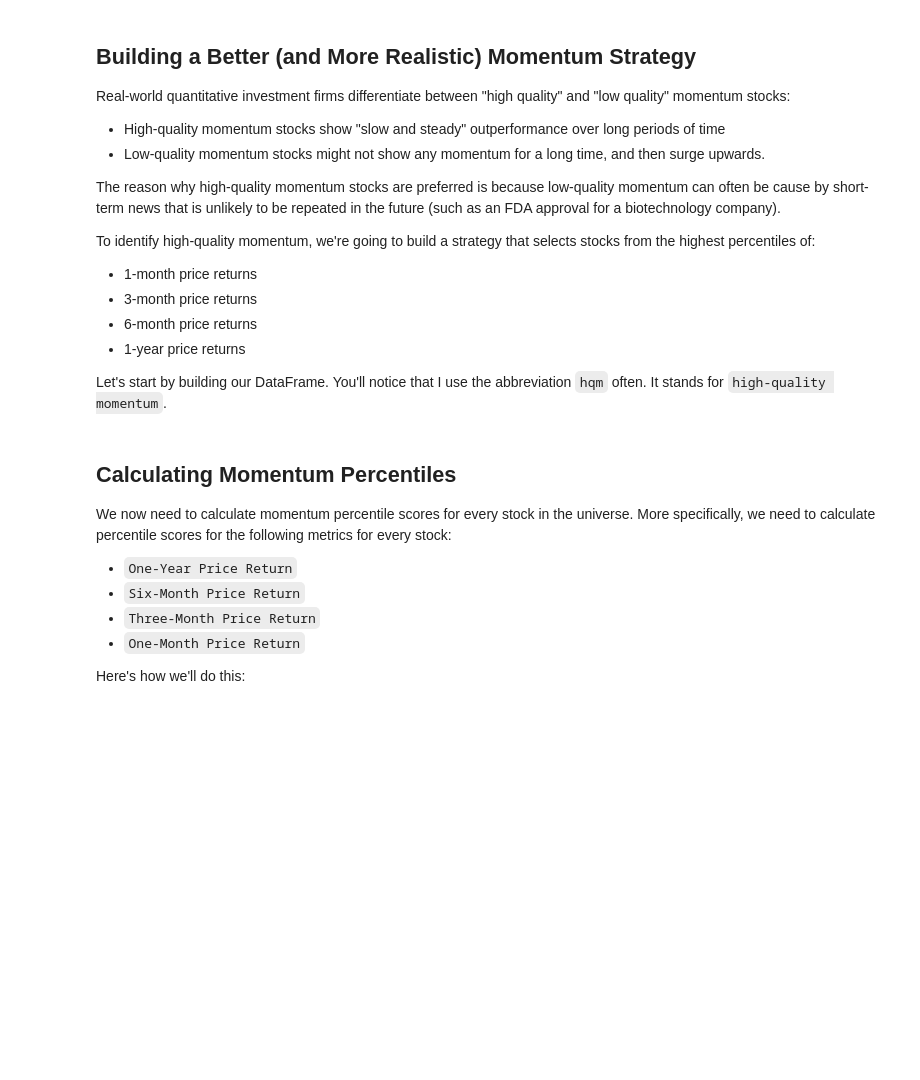
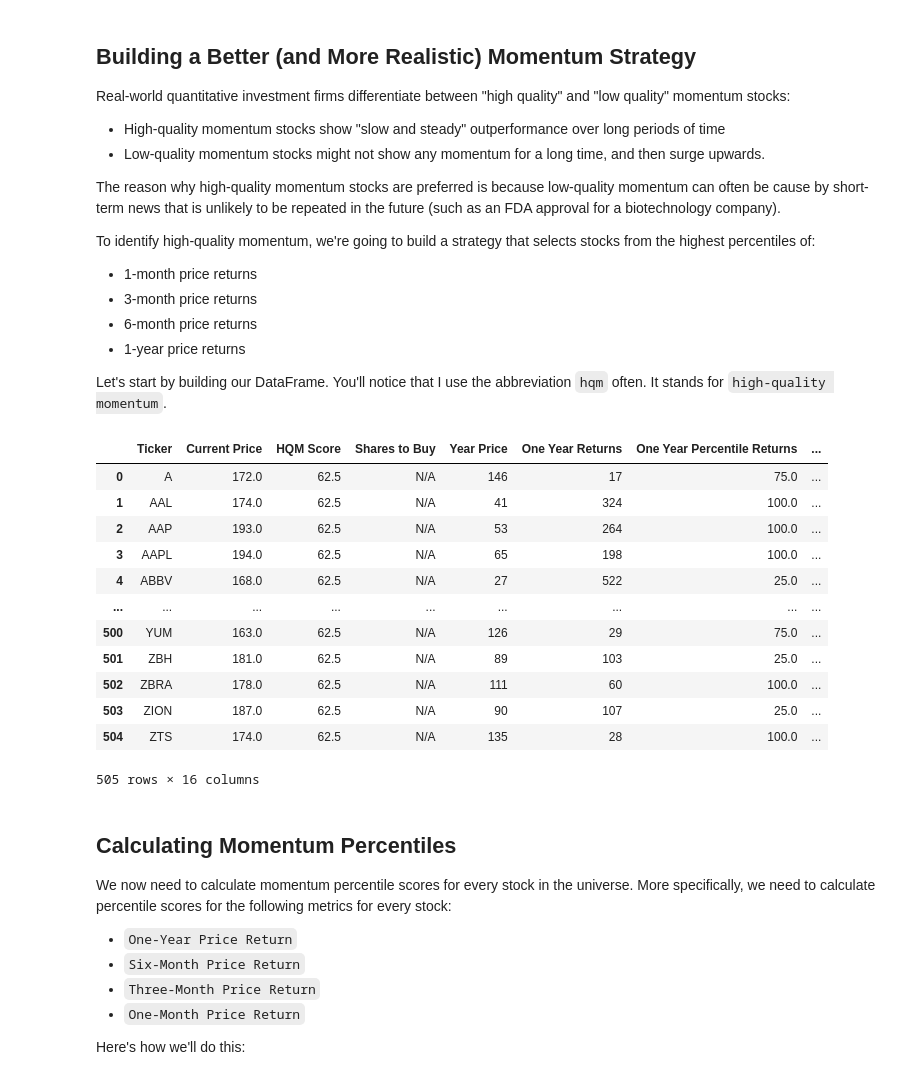
Before and after one commit to NoahH273/algorithmic-trading-python, a Jupyter notebook: starter_files/002_quantitative_momentum_strategy.ipynb, the cells around one changed output. Cells and saved outputs as stored; diff of their text form; code cells hidden in the pictures; blank space fills up the shorter version.

```diff
--- a/starter_files/002_quantitative_momentum_strategy.ipynb
+++ b/starter_files/002_quantitative_momentum_strategy.ipynb
@@ -53,3 +74,22 @@ for i in range(0, len(symbol_groups)):
 my_columns = ['Ticker', 'Price', 'One-Year Price Return', 'Number of Shares to Buy']
 # %% [markdown]
 Now we need to create a blank DataFrame and add our data to the data frame one-by-one.
+# %%
+all_data = []
+columns_index = ['Ticker', 'Current Price', 'Historical Price', 'Annual Percentage Change', 'Shares to Buy']
+generator = np.random.default_rng()
+for stock in stocks['Ticker']:
+    # print(stock)
+    historical_price = float(generator.integers(50, 500))
+    current_price = historical_price + float(generator.integers(-0.2 * historical_price, 0.25 * historical_price))
+    # print(f'current_price: {current_price}')
+    # print(f'historical_price: {historical_price}')
+    percent_change = int(np.floor((((current_price/historical_price) - 1) * 100)))
+    stock_data = [stock, current_price, historical_price, percent_change, 'N/A']
+    series = pd.Series(data = stock_data, index = columns_index)
+    # print(f'Series: {series.values}')
+    all_data.append(series)
+# print(f'all_data: {all_data}')
+# print(all_data)
+final_df = pd.DataFrame(data = all_data, columns = columns_index)
+final_df
@@ -83,6 +198,65 @@ To identify high-quality momentum, we're going to build a strategy that selects
 * 1-year price returns
 
 Let's start by building our DataFrame. You'll notice that I use the abbreviation `hqm` often. It stands for `high-quality momentum`.
+# %%
+from statistics import mean
+hqm_data = []
+column_index = [
+    'Ticker', 'Current Price', 'HQM Score','Shares to Buy',
+    'Year Price', 'One Year Returns', 'One Year Percentile Returns',
+    'Six-Month Price', 'Six-Month Returns', 'Six-Month Percentile Returns',
+    'Three-Month Price', 'Three-Month Returns', 'Three-Month Percentile Returns',
+    'One-Month Price', 'One-Month Returns', 'One-Month Percentile Returns'
+    ]
+for stock in stocks['Ticker']:
+    year_price = generator.integers(25, 150)
+    six_month_price = year_price + generator.integers(-0.2 * year_price, 0.25 * year_price)
+    three_month_price = six_month_price + generator.integers(-0.1 * six_month_price, 0.15 * six_month_price)
+    one_month_price = three_month_price + generator.integers(-0.05 * three_month_price, 0.1 * three_month_price)
+    current_price = historical_price + generator.integers(-0.1 * historical_price, 0.15 * historical_price)
+
+    prices = [year_price, six_month_price, three_month_price, one_month_price, current_price]
+
+    one_year_returns = int(np.floor(((current_price/year_price) - 1) * 100))
+    six_month_returns = int(np.floor(((current_price/six_month_price) - 1) * 100))
+    three_month_returns = int(np.floor(((current_price/three_month_price) - 1) * 100))
+    one_month_returns = int(np.floor(((current_price/one_month_price) - 1) * 100))
+
+    returns = [one_year_returns, six_month_returns, three_month_returns, one_month_returns]
+
+    percentile_returns = scipy.stats.percentileofscore(returns, returns)
+
+    hqm_score = mean(percentile_returns)
+
+    stock_data = pd.Series(
+        data = [
+            stock, current_price, hqm_score, 'N/A',
+            prices[0], returns[0], percentile_returns[0],
+            prices[1], returns[1], percentile_returns[1],
+            prices[2], returns[2], percentile_returns[2],
+            prices[3], returns[3], percentile_returns[3]
+        ],
+        index = column_index
+    )
+
+    hqm_data.append(stock_data)
+hqm_df = pd.DataFrame(data  = hqm_data, columns = column_index)
+
+hqm_df
+# %% [output]
+|  | Ticker | Current Price | HQM Score | Shares to Buy | Year Price | One Year Returns | One Year Percentile Returns | ... |
+| 0 | A | 172.0 | 62.5 | N/A | 146 | 17 | 75.0 | ... |
+| 1 | AAL | 174.0 | 62.5 | N/A | 41 | 324 | 100.0 | ... |
+| 2 | AAP | 193.0 | 62.5 | N/A | 53 | 264 | 100.0 | ... |
+| 3 | AAPL | 194.0 | 62.5 | N/A | 65 | 198 | 100.0 | ... |
+| 4 | ABBV | 168.0 | 62.5 | N/A | 27 | 522 | 25.0 | ... |
+| ... | ... | ... | ... | ... | ... | ... | ... | ... |
+| 500 | YUM | 163.0 | 62.5 | N/A | 126 | 29 | 75.0 | ... |
+| 501 | ZBH | 181.0 | 62.5 | N/A | 89 | 103 | 25.0 | ... |
+| 502 | ZBRA | 178.0 | 62.5 | N/A | 111 | 60 | 100.0 | ... |
+| 503 | ZION | 187.0 | 62.5 | N/A | 90 | 107 | 25.0 | ... |
+| 504 | ZTS | 174.0 | 62.5 | N/A | 135 | 28 | 100.0 | ... |
+505 rows × 16 columns
 # %% [markdown]
 ## Calculating Momentum Percentiles
 
```
Also changed, not shown: parts of 8 cells of this notebook.
